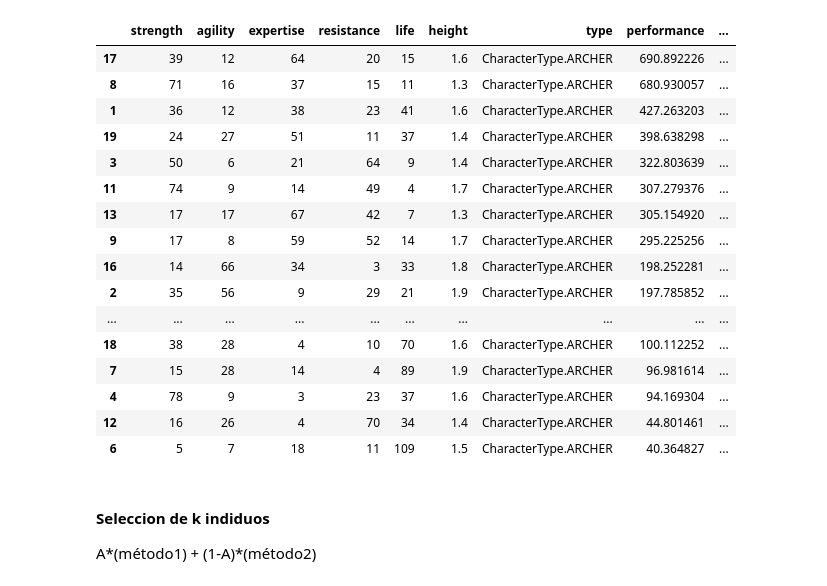
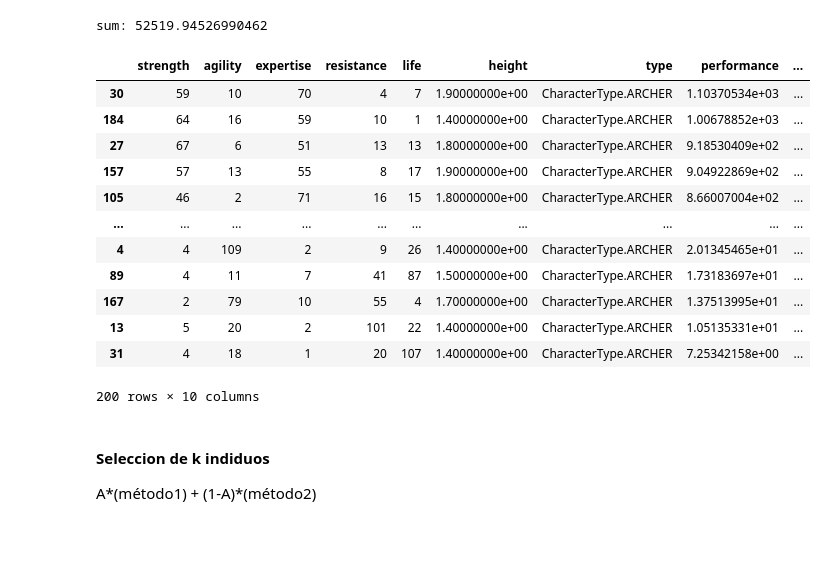
Before and after one commit to marianopm/sia-tp2, a Jupyter notebook: src/test.ipynb, the cells around one changed output. Saved outputs shown, nothing was run; the diff lists cells and outputs as text; code cells hidden in the pictures; blank space fills up the shorter version.

Commit message:
boltzmann_selection

```diff
--- a/src/test.ipynb
+++ b/src/test.ipynb
@@ -1,9 +1,12 @@
 # %%
+import pandas as pd
+pd.options.display.float_format = '{:.8e}'.format
 from population import generate_init
 from character import CharacterType
 #from src.stats import random_stats
 
-N = 20
+N = 200
+
 maxStatsValue = 150
 type = CharacterType.ARCHER
 
@@ -13,27 +16,24 @@ poblacion_inicial = generate_init(N,maxStatsValue,type)
 #poblacion_inicial
 # %%
 #Añado las columnas de desempeño relativo y acumulado
-from selection import add_relative_acumulate
-poblacion_rel_acu = add_relative_acumulate(poblacion_inicial)
+from selection import add_relative_accumulate
+poblacion_rel_acu = add_relative_accumulate(poblacion_inicial)
 poblacion_rel_acu
 # %% [output]
+sum: 52519.94526990462
 |  | strength | agility | expertise | resistance | life | height | type | performance | ... |
-| 17 | 39 | 12 | 64 | 20 | 15 | 1.6 | CharacterType.ARCHER | 690.892226 | ... |
-| 8 | 71 | 16 | 37 | 15 | 11 | 1.3 | CharacterType.ARCHER | 680.930057 | ... |
-| 1 | 36 | 12 | 38 | 23 | 41 | 1.6 | CharacterType.ARCHER | 427.263203 | ... |
-| 19 | 24 | 27 | 51 | 11 | 37 | 1.4 | CharacterType.ARCHER | 398.638298 | ... |
-| 3 | 50 | 6 | 21 | 64 | 9 | 1.4 | CharacterType.ARCHER | 322.803639 | ... |
-| 11 | 74 | 9 | 14 | 49 | 4 | 1.7 | CharacterType.ARCHER | 307.279376 | ... |
-| 13 | 17 | 17 | 67 | 42 | 7 | 1.3 | CharacterType.ARCHER | 305.154920 | ... |
-| 9 | 17 | 8 | 59 | 52 | 14 | 1.7 | CharacterType.ARCHER | 295.225256 | ... |
-| 16 | 14 | 66 | 34 | 3 | 33 | 1.8 | CharacterType.ARCHER | 198.252281 | ... |
-| 2 | 35 | 56 | 9 | 29 | 21 | 1.9 | CharacterType.ARCHER | 197.785852 | ... |
+| 30 | 59 | 10 | 70 | 4 | 7 | 1.90000000e+00 | CharacterType.ARCHER | 1.10370534e+03 | ... |
+| 184 | 64 | 16 | 59 | 10 | 1 | 1.40000000e+00 | CharacterType.ARCHER | 1.00678852e+03 | ... |
+| 27 | 67 | 6 | 51 | 13 | 13 | 1.80000000e+00 | CharacterType.ARCHER | 9.18530409e+02 | ... |
+| 157 | 57 | 13 | 55 | 8 | 17 | 1.90000000e+00 | CharacterType.ARCHER | 9.04922869e+02 | ... |
+| 105 | 46 | 2 | 71 | 16 | 15 | 1.80000000e+00 | CharacterType.ARCHER | 8.66007004e+02 | ... |
 | ... | ... | ... | ... | ... | ... | ... | ... | ... | ... |
-| 18 | 38 | 28 | 4 | 10 | 70 | 1.6 | CharacterType.ARCHER | 100.112252 | ... |
-| 7 | 15 | 28 | 14 | 4 | 89 | 1.9 | CharacterType.ARCHER | 96.981614 | ... |
-| 4 | 78 | 9 | 3 | 23 | 37 | 1.6 | CharacterType.ARCHER | 94.169304 | ... |
-| 12 | 16 | 26 | 4 | 70 | 34 | 1.4 | CharacterType.ARCHER | 44.801461 | ... |
-| 6 | 5 | 7 | 18 | 11 | 109 | 1.5 | CharacterType.ARCHER | 40.364827 | ... |
+| 4 | 4 | 109 | 2 | 9 | 26 | 1.40000000e+00 | CharacterType.ARCHER | 2.01345465e+01 | ... |
+| 89 | 4 | 11 | 7 | 41 | 87 | 1.50000000e+00 | CharacterType.ARCHER | 1.73183697e+01 | ... |
+| 167 | 2 | 79 | 10 | 55 | 4 | 1.70000000e+00 | CharacterType.ARCHER | 1.37513995e+01 | ... |
+| 13 | 5 | 20 | 2 | 101 | 22 | 1.40000000e+00 | CharacterType.ARCHER | 1.05135331e+01 | ... |
+| 31 | 4 | 18 | 1 | 20 | 107 | 1.40000000e+00 | CharacterType.ARCHER | 7.25342158e+00 | ... |
+200 rows × 10 columns
 # %% [markdown]
 #### Seleccion de k indiduos
 A*(método1) + (1-A)*(método2)
```
Also changed, not shown: parts of 14 cells of this notebook, 2 other files.
